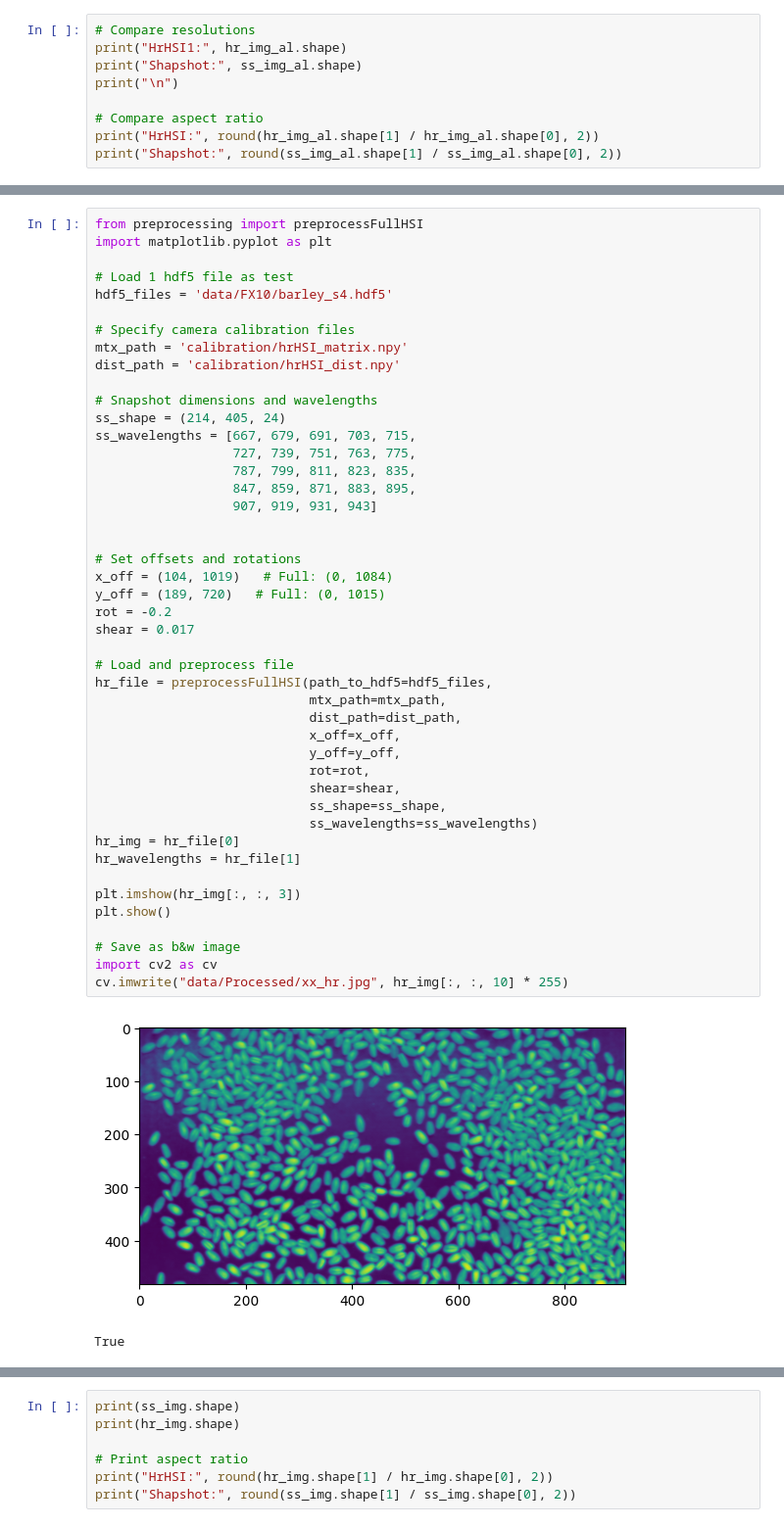
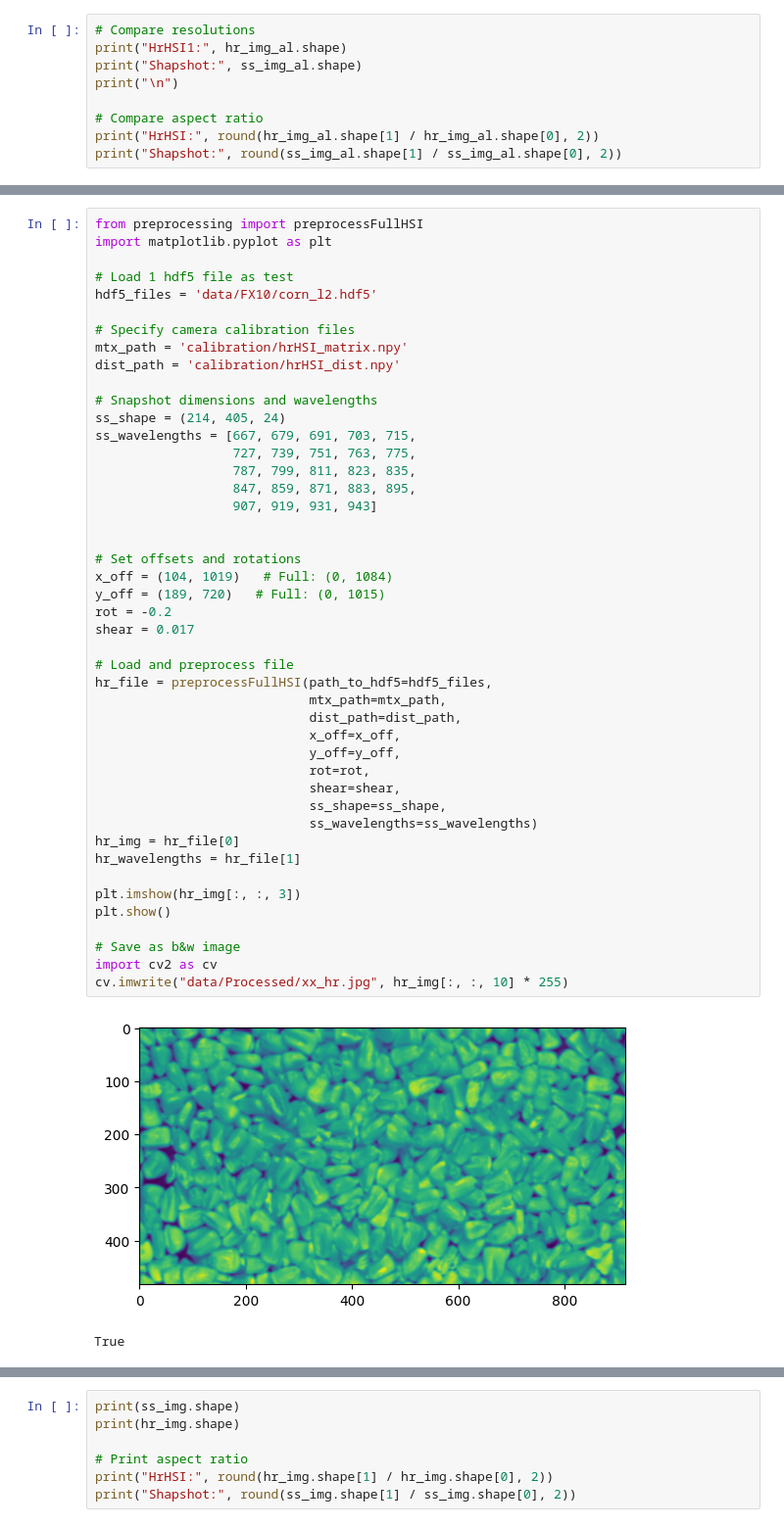
Before and after one commit to amar-music/hyperspectral-snapshot-upscaling, a Jupyter notebook: explore.ipynb, the cells around one changed output, grey strips where cells are left out. Shown at 98% size. Drawn from its saved outputs; the diff is of its cells as text.

```diff
--- a/explore.ipynb
+++ b/explore.ipynb
@@ -161,7 +159,7 @@ from preprocessing import preprocessFullHSI
 import matplotlib.pyplot as plt
 
 # Load 1 hdf5 file as test
-hdf5_files = 'data/FX10/barley_s4.hdf5'
+hdf5_files = 'data/FX10/corn_l2.hdf5'
 
 # Specify camera calibration files
 mtx_path = 'calibration/hrHSI_matrix.npy'
@@ -175,34 +173,34 @@ ss_wavelengths = [667, 679, 691, 703, 715,
                   847, 859, 871, 883, 895,
                   907, 919, 931, 943]
 
 
 # Set offsets and rotations
 x_off = (104, 1019)   # Full: (0, 1084)
 y_off = (189, 720)   # Full: (0, 1015)
 rot = -0.2
 shear = 0.017
 
 # Load and preprocess file
 hr_file = preprocessFullHSI(path_to_hdf5=hdf5_files,
                             mtx_path=mtx_path,
                             dist_path=dist_path,
                             x_off=x_off,
                             y_off=y_off,
                             rot=rot,
                             shear=shear,
                             ss_shape=ss_shape,
                             ss_wavelengths=ss_wavelengths)
 hr_img = hr_file[0]
 hr_wavelengths = hr_file[1]
 
 plt.imshow(hr_img[:, :, 3])
 plt.show()
 
 # Save as b&w image
 import cv2 as cv
 cv.imwrite("data/Processed/xx_hr.jpg", hr_img[:, :, 10] * 255)
 # %% [output]
-[figure, old version]
+[figure, new version]
 True
 # %%
 from align_images import plot_image_comparison
```
Also changed, not shown: parts of 9 cells of this notebook.
